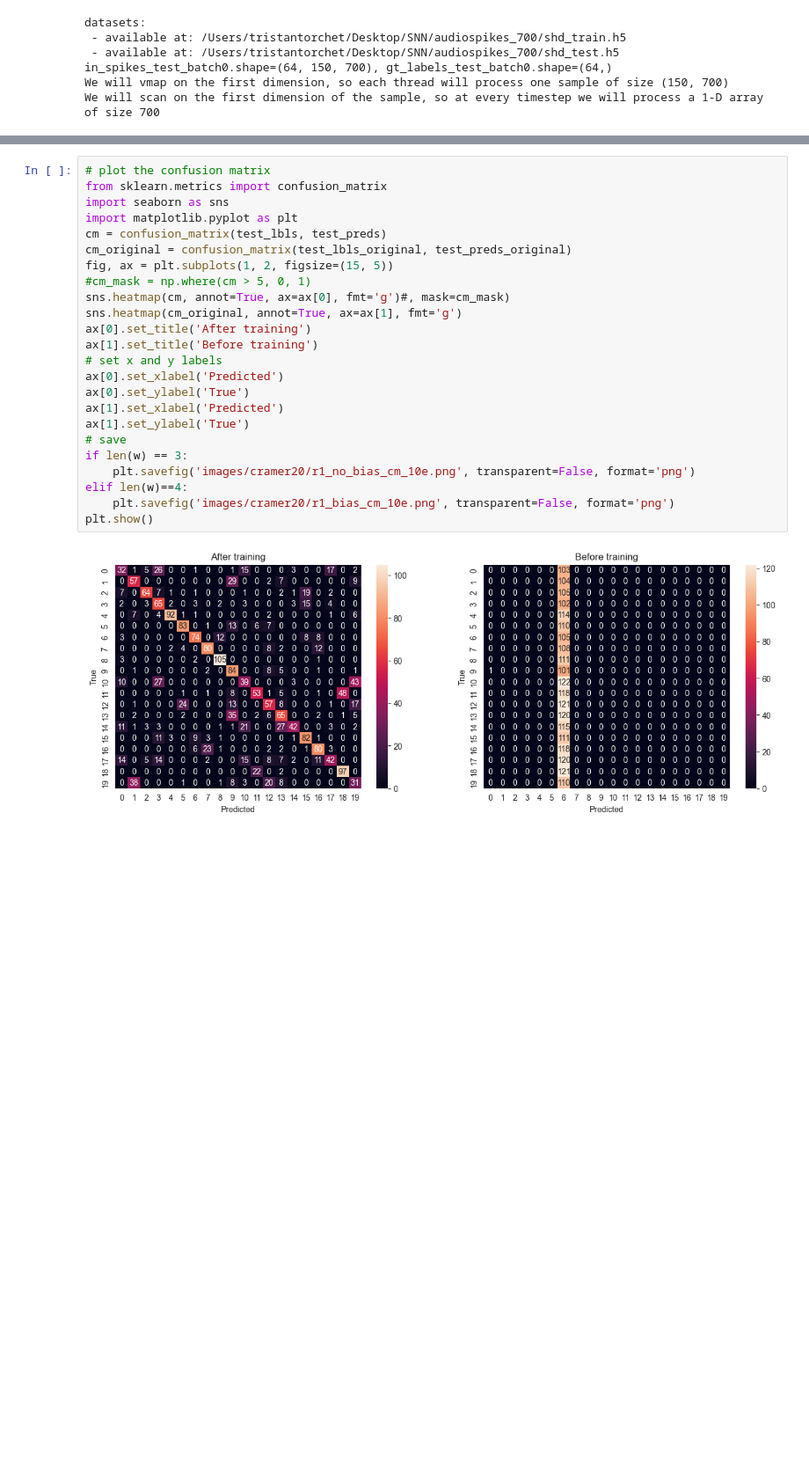
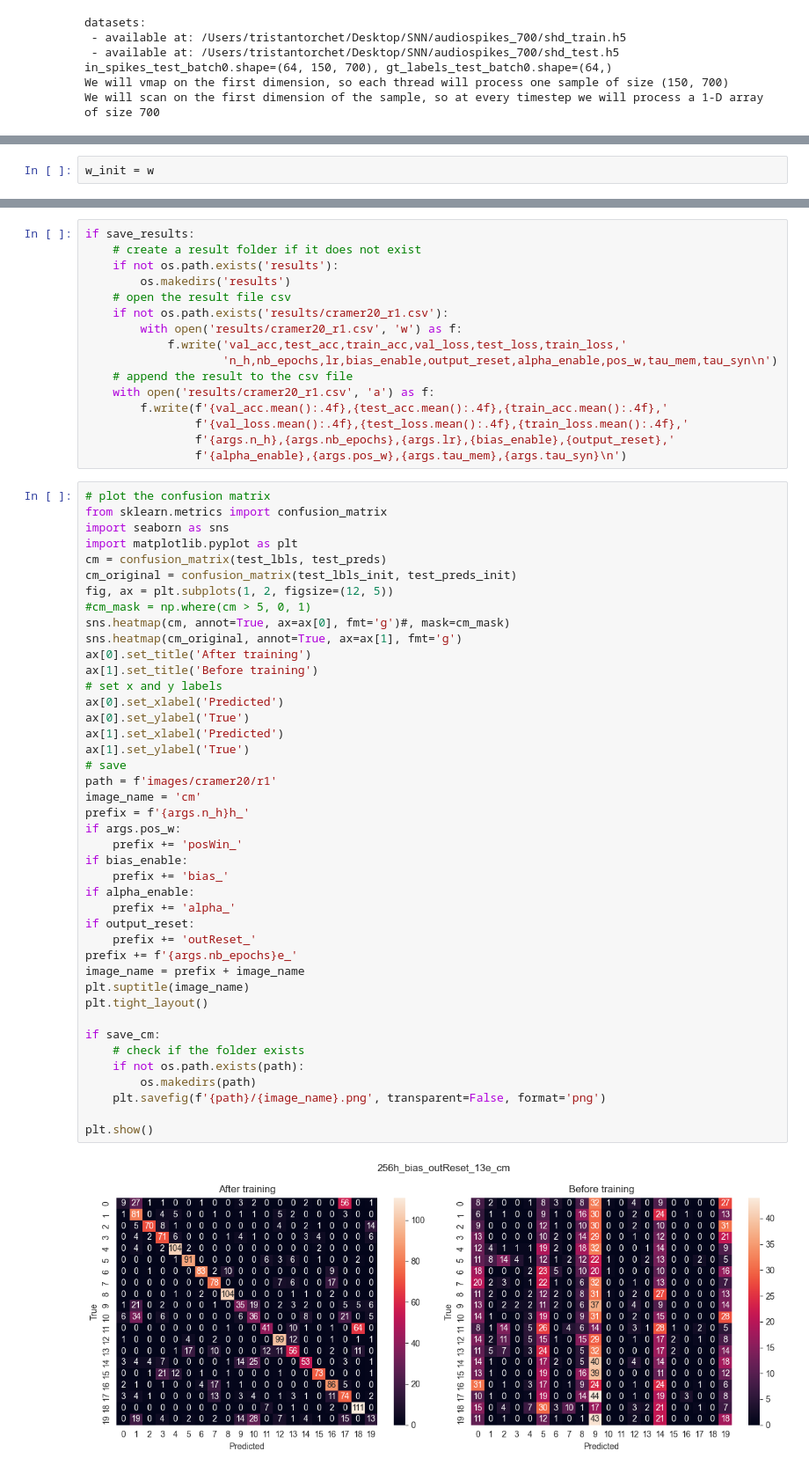
Before and after one commit to TristanTorchet/SNN, a Jupyter notebook: cramer2020_R1.ipynb, the cells around one changed output, grey strips where cells are left out. Shown at 88% size. Cells and saved outputs as stored; diff of their text form; blank space fills up the shorter version.

Commit message:
Cramer2020 & Perez-Nieves 2021 - R1 using modular neuron models, same utils function. pn21 wandb.

```diff
--- a/cramer2020_R1.ipynb
+++ b/cramer2020_R1.ipynb
@@ -196 +133,3 @@ win_original.shape=(256, 700), wrec_original.shape=(256, 256), wout_original.sha
+# %%
+w_init = w
 # %%
@@ -261,29 +190,63 @@ test_loss_original.mean()=3.2185, test_acc_original.mean()=0.0469
+# %%
+if save_results:
+    # create a result folder if it does not exist
+    if not os.path.exists('results'):
+        os.makedirs('results')
+    # open the result file csv
+    if not os.path.exists('results/cramer20_r1.csv'):
+        with open('results/cramer20_r1.csv', 'w') as f:
+            f.write('val_acc,test_acc,train_acc,val_loss,test_loss,train_loss,'
+                    'n_h,nb_epochs,lr,bias_enable,output_reset,alpha_enable,pos_w,tau_mem,tau_syn\n')
+    # append the result to the csv file
+    with open('results/cramer20_r1.csv', 'a') as f:
+        f.write(f'{val_acc.mean():.4f},{test_acc.mean():.4f},{train_acc.mean():.4f},'
+                f'{val_loss.mean():.4f},{test_loss.mean():.4f},{train_loss.mean():.4f},'
+                f'{args.n_h},{args.nb_epochs},{args.lr},{bias_enable},{output_reset},'
+                f'{alpha_enable},{args.pos_w},{args.tau_mem},{args.tau_syn}\n')
 # %%
 # plot the confusion matrix
 from sklearn.metrics import confusion_matrix
 import seaborn as sns
 import matplotlib.pyplot as plt
 cm = confusion_matrix(test_lbls, test_preds)
-cm_original = confusion_matrix(test_lbls_original, test_preds_original)
-fig, ax = plt.subplots(1, 2, figsize=(15, 5))
+cm_original = confusion_matrix(test_lbls_init, test_preds_init)
+fig, ax = plt.subplots(1, 2, figsize=(12, 5))
 #cm_mask = np.where(cm > 5, 0, 1)
 sns.heatmap(cm, annot=True, ax=ax[0], fmt='g')#, mask=cm_mask)
 sns.heatmap(cm_original, annot=True, ax=ax[1], fmt='g')
 ax[0].set_title('After training')
 ax[1].set_title('Before training')
 # set x and y labels
 ax[0].set_xlabel('Predicted')
 ax[0].set_ylabel('True')
 ax[1].set_xlabel('Predicted')
 ax[1].set_ylabel('True')
 # save
-if len(w) == 3:
-    plt.savefig('images/cramer20/r1_no_bias_cm_10e.png', transparent=False, format='png')
-elif len(w)==4:
-    plt.savefig('images/cramer20/r1_bias_cm_10e.png', transparent=False, format='png')
+path = f'images/cramer20/r1'
+image_name = 'cm'
+prefix = f'{args.n_h}h_'
+if args.pos_w:
+    prefix += 'posWin_'
+if bias_enable:
+    prefix += 'bias_'
+if alpha_enable:
+    prefix += 'alpha_'
+if output_reset:
+    prefix += 'outReset_'
+prefix += f'{args.nb_epochs}e_'
+image_name = prefix + image_name
+plt.suptitle(image_name)
+plt.tight_layout()
+
+if save_cm:
+    # check if the folder exists
+    if not os.path.exists(path):
+        os.makedirs(path)
+    plt.savefig(f'{path}/{image_name}.png', transparent=False, format='png')
+
 plt.show()
 # %% [output]
-[figure, old version]
+[figure, new version]
 # %%
 # use sklearn for the classification report
 from sklearn.metrics import classification_report
```
Also changed, not shown: parts of 13 cells of this notebook, 8 other files.
